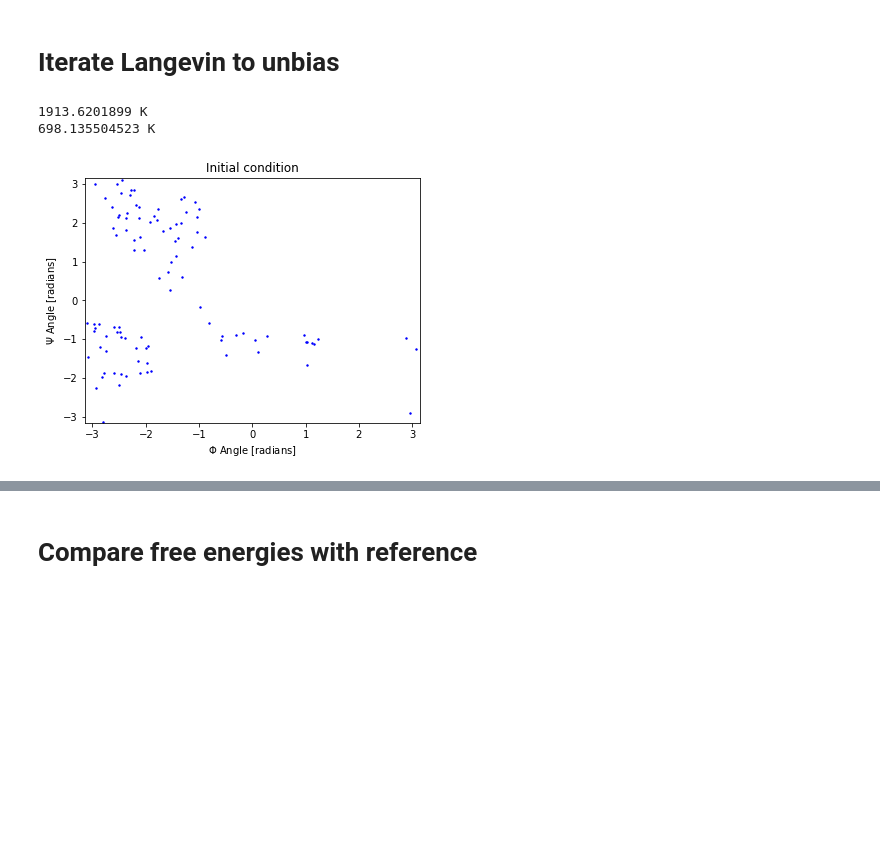
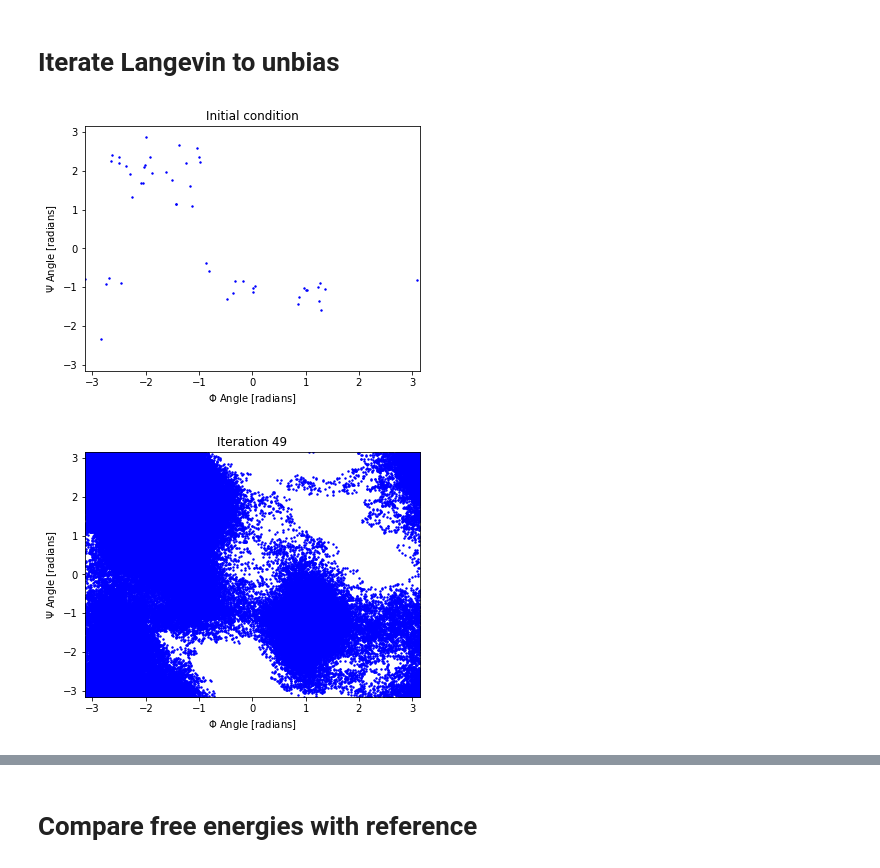
Before and after one commit to ZofiaTr/DFM, a Jupyter notebook: interactivePython/alanine_unbias_with_Langevin.ipynb, the cells around one changed output, grey strips where cells are left out. Saved outputs shown, nothing was run; the diff lists cells and outputs as text; code cells hidden in the pictures; blank space fills up the shorter version.

```diff
--- a/interactivePython/alanine_unbias_with_Langevin.ipynb
+++ b/interactivePython/alanine_unbias_with_Langevin.ipynb
@@ -514,0 +538,5 @@ else:
+# %%
+#mycmap = sns.diverging_palette(220, 20, n=7,as_cmap=True)
+#mycmap = sns.cubehelix_palette(light=1, as_cmap=True)
+mycmap = cm.coolwarm#"RdBu_r"
+sns.set_style("white")
@@ -588,29 +612,3 @@ if compute_spectral_decomposition==1:
-# %%
-import scipy.spatial.distance as scidist
-
-# choose initial conditions to maximize the diffusion distances
-
-evecs = mydmap.evecs#[:,0:1]
-
-nrInitialPoints = 100
-
-# select a random point and compute distances to it
-m = np.shape(evecs)[0]
-
-# start with point with minimal potential energy
-idx_corner = [np.argmin(E)] #np.random.randint(m)
-
-# iteration to find the other cornerstones
-for k in np.arange(1, nrInitialPoints):
-    # update minimum distance to existing cornerstones
-    if(k>1):
-        dist = np.minimum(dist, scidist.cdist(evecs[[idx_corner[-1]],:], evecs)[0])
-    else:
-        dist = scidist.cdist(evecs[idx_corner,:], evecs)[0]
-        # select new cornerstone
-    idx_corner.append(np.argmax(dist))
-
-initial_conditions=X_FT[idx_corner]
 # %%
 savingfolder = 'LangevinUnbiasFigures/Alanine/nrpoints_'+repr(nrInitialPoints)#+'_T_'+repr(smpl.integrator.temperature.value_in_unit(unit.kelvin))
 newpath = os.path.join(os.getcwd(),savingfolder)
@@ -693,7 +690,7 @@ def Langevin_step(x , v, f,a, b,  dt):
 # %%
 # increase temperature
 
-T_increased = 1000
+T_increased = 800
 temperature =  T_increased * unit.kelvin
 
 gamma = 1.0 / unit.picosecond
@@ -712,9 +709,6 @@ temperature =  T * unit.kelvin
 # simulation class sampler takes integrator class with chosen parameters as input
 intg=integrator.Integrator( model=mdl, gamma=gamma, temperature=temperature, dt=dt,  temperatureAlpha=temperatureAlpha)
 smpl_target=sampler.Sampler(model=mdl, integrator=intg, algorithm=0, dataFileName='Data')
-# %% [output]
-1913.6201899 K
-698.135504523 K
 # %%
 savingfolder_results = 'LangevinUnbiasFigures/Alanine/nrpoints_'+repr(nrInitialPoints)+'/T_'+repr(smpl.integrator.temperature.value_in_unit(unit.kelvin))
 newpath = os.path.join(os.getcwd(),savingfolder_results)
@@ -734,36 +728,40 @@ q = np.copy(X_short)
 
 plotSamplingDihedrals_fromData(q, smpl.model.testsystem.topology, methodName=None, color='b', title = 'Initial condition')
 
 
 
 a = np.exp(-smpl.integrator.gamma * (smpl.integrator.dt))
 b = np.sqrt(1 - np.exp(-2 * smpl.integrator.gamma * (smpl.integrator.dt)))
 
 X_result = list()
 
+if numberOfLangevinSteps < 1000:
+    numberOfLangevinSteps += 1000
+
 for n in range(len(XL)):
 
     fLan = smpl.model.force(XL[n])
     v = np.random.randn(*XL[n].shape) * np.sqrt(smpl.kT / smpl.model.masses)
     for i in range(numberOfLangevinSteps):
             XL[n], v, fLan = Langevin_step(XL[n] , v, fLan,a, b,  smpl.integrator.dt)
 
-            if numberOfLangevinSteps > 1000:
-                if i > 1000:
+            #if numberOfLangevinSteps > 1000:
+            if i > 1000:
                     X_result.append(np.asarray(XL[n]))
             else:
                 X_result.append(np.asarray(XL[n]))
             #q[n,:,:] =  np.copy(XL[n].value_in_unit(smpl.model.x_unit))
             #X_result.append(q)
 
 X_result = np.asarray(X_result)
 
 ## plot progress
 plotSamplingDihedrals_fromData(X_result, smpl.model.testsystem.topology, methodName=None, color='b', title = 'Iteration '+repr(n))
 if np.isnan(q).any():
     print('Explosion at iteration '+repr(ns)+'. Nan.')
 # %% [output]
-[figure, old version]
+[figure, new version]
+[figure, added]
 # %%
 
 plotSamplingDihedrals_fromData(X_short, smpl.model.testsystem.topology, methodName=None, color='b', title='Initial state')
```
Also changed, not shown: parts of 23 cells of this notebook, 7 other files.
